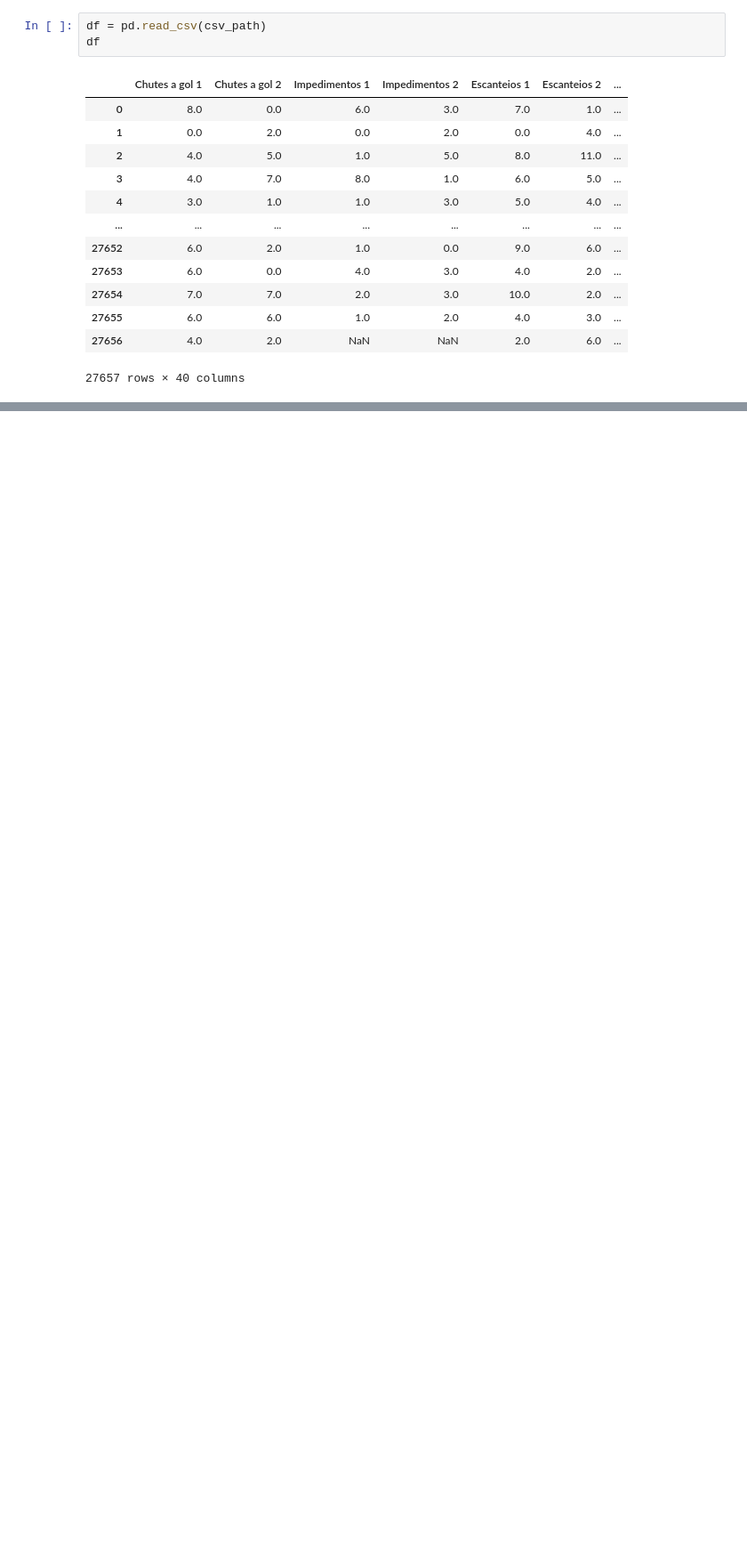
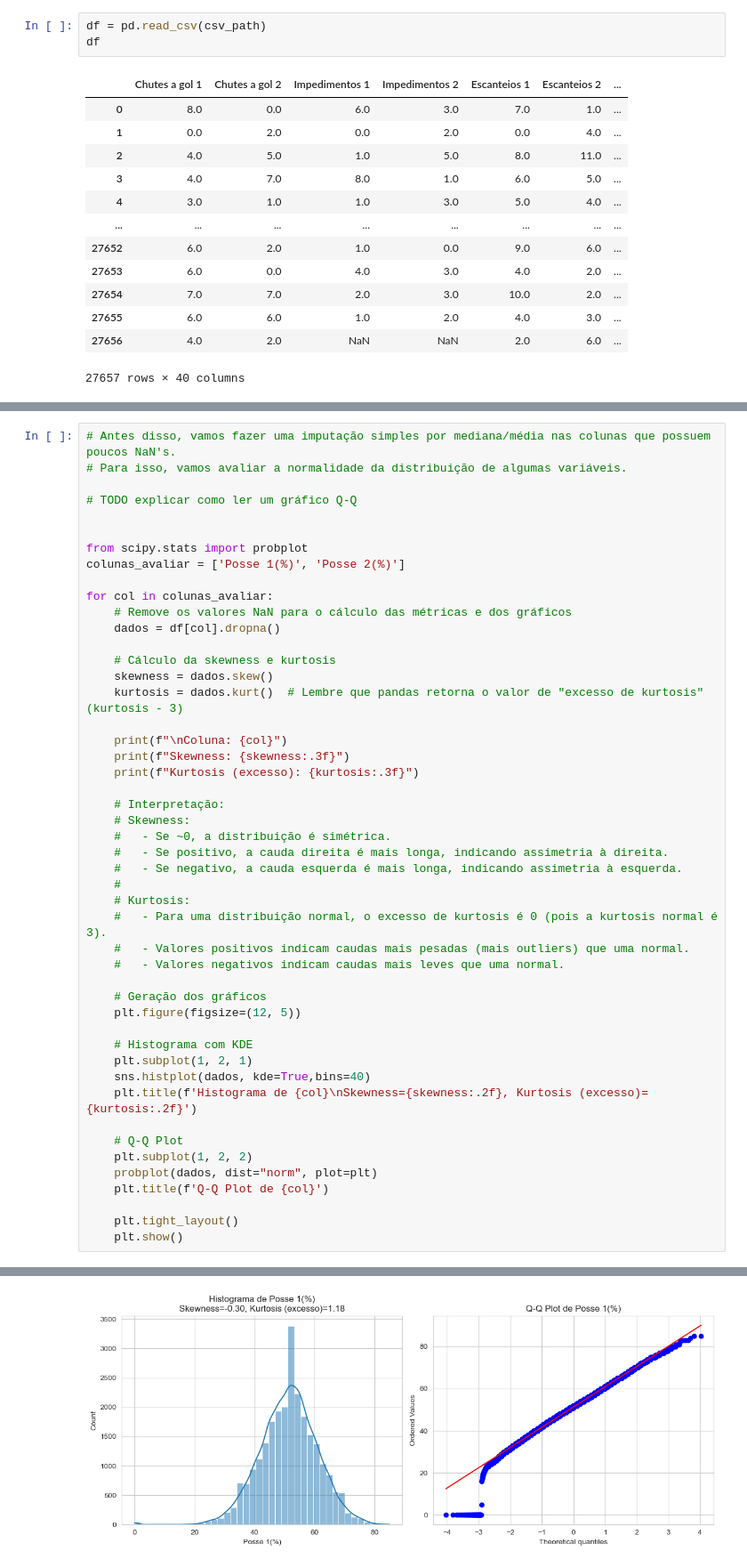
Before and after one commit to joaaosc/PS-2025.1-Oscar, a Jupyter notebook: Lidando com os NaN's.ipynb, the cells around one changed output, grey strips where cells are left out. Shown at 89% size. Cells and saved outputs as stored; diff of their text form; blank space fills up the shorter version.

```diff
--- a/Lidando com os NaN's.ipynb
+++ b/Lidando com os NaN's.ipynb
@@ -41,0 +66,49 @@ plt.show()
+# %%
+# Antes disso, vamos fazer uma imputação simples por mediana/média nas colunas que possuem poucos NaN's.
+# Para isso, vamos avaliar a normalidade da distribuição de algumas variáveis.
+
+# TODO explicar como ler um gráfico Q-Q
+
+
+from scipy.stats import probplot
+colunas_avaliar = ['Posse 1(%)', 'Posse 2(%)']
+
+for col in colunas_avaliar:
+    # Remove os valores NaN para o cálculo das métricas e dos gráficos
+    dados = df[col].dropna()
+
+    # Cálculo da skewness e kurtosis
+    skewness = dados.skew()
+    kurtosis = dados.kurt()  # Lembre que pandas retorna o valor de "excesso de kurtosis" (kurtosis - 3)
+
+    print(f"\nColuna: {col}")
+    print(f"Skewness: {skewness:.3f}")
+    print(f"Kurtosis (excesso): {kurtosis:.3f}")
+
+    # Interpretação:
+    # Skewness:
+    #   - Se ~0, a distribuição é simétrica.
+    #   - Se positivo, a cauda direita é mais longa, indicando assimetria à direita.
+    #   - Se negativo, a cauda esquerda é mais longa, indicando assimetria à esquerda.
+    #
+    # Kurtosis:
+    #   - Para uma distribuição normal, o excesso de kurtosis é 0 (pois a kurtosis normal é 3).
+    #   - Valores positivos indicam caudas mais pesadas (mais outliers) que uma normal.
+    #   - Valores negativos indicam caudas mais leves que uma normal.
+
+    # Geração dos gráficos
+    plt.figure(figsize=(12, 5))
+
+    # Histograma com KDE
+    plt.subplot(1, 2, 1)
+    sns.histplot(dados, kde=True,bins=40)
+    plt.title(f'Histograma de {col}\nSkewness={skewness:.2f}, Kurtosis (excesso)={kurtosis:.2f}')
+
+    # Q-Q Plot
+    plt.subplot(1, 2, 2)
+    probplot(dados, dist="norm", plot=plt)
+    plt.title(f'Q-Q Plot de {col}')
+
+    plt.tight_layout()
+    plt.show()
+# %% [output]
@@ -41,0 +118 @@ plt.show()
+[figure, added]
```
Also changed, not shown: parts of 7 cells of this notebook, 1 other file.
